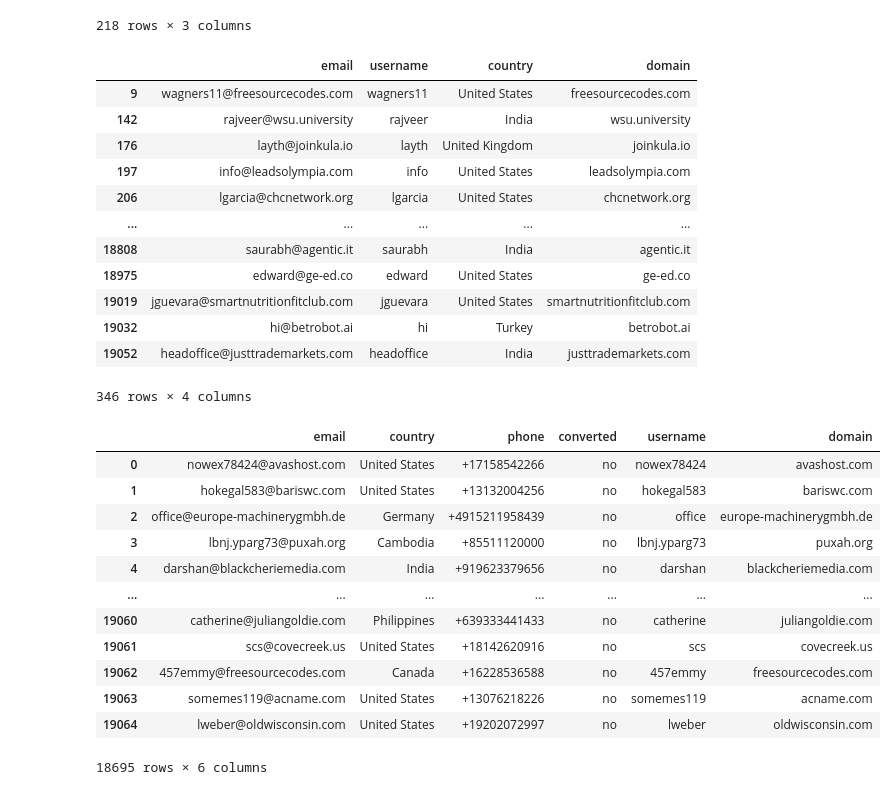
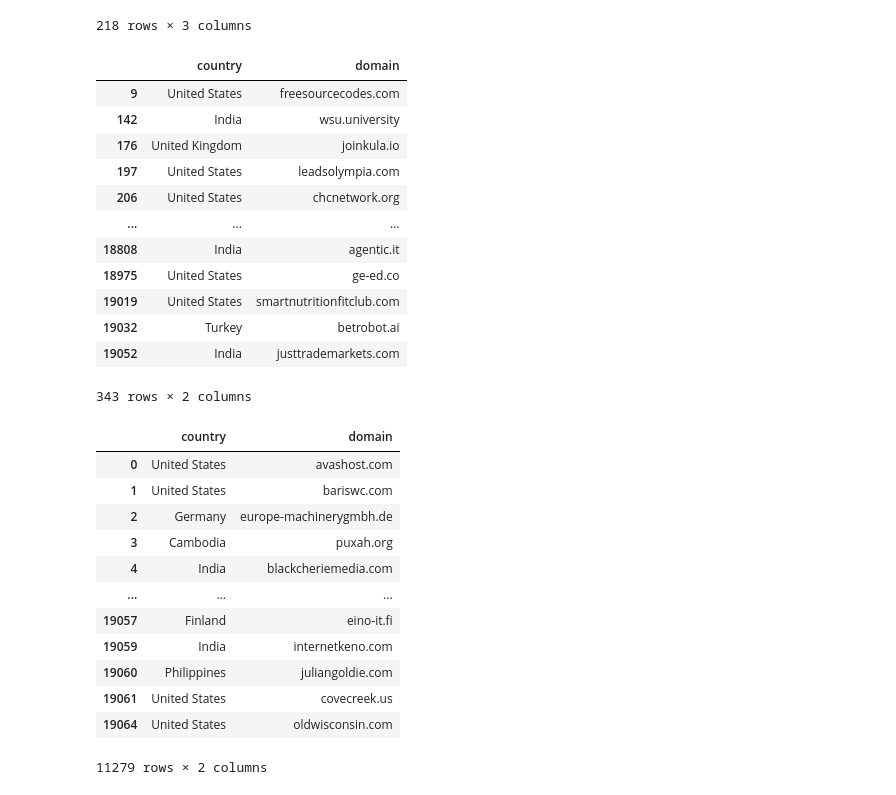
Before and after one commit to sagar-krispcall/domain_checker, a Jupyter notebook: analysis.ipynb, the cells around one changed output. Cells and saved outputs as stored; diff of their text form; code cells hidden in the pictures.

```diff
--- a/analysis.ipynb
+++ b/analysis.ipynb
@@ -400,41 +400,43 @@ count_df_con
 218 rows × 3 columns
 # %%
 converted[['username', 'domain']] = converted['email'].str.split('@', expand=True)
-converted = converted[['email', 'username', 'country', 'domain']]
+converted = converted[['country', 'domain']]
+converted = converted.drop_duplicates(subset='domain')
 converted
 # %% [output]
-|  | email | username | country | domain |
-| 9 | wagners11@freesourcecodes.com | wagners11 | United States | freesourcecodes.com |
-| 142 | rajveer@wsu.university | rajveer | India | wsu.university |
-| 176 | layth@joinkula.io | layth | United Kingdom | joinkula.io |
-| 197 | info@leadsolympia.com | info | United States | leadsolympia.com |
-| 206 | lgarcia@chcnetwork.org | lgarcia | United States | chcnetwork.org |
-| ... | ... | ... | ... | ... |
-| 18808 | saurabh@agentic.it | saurabh | India | agentic.it |
-| 18975 | edward@ge-ed.co | edward | United States | ge-ed.co |
-| 19019 | jguevara@smartnutritionfitclub.com | jguevara | United States | smartnutritionfitclub.com |
-| 19032 | hi@betrobot.ai | hi | Turkey | betrobot.ai |
-| 19052 | headoffice@justtrademarkets.com | headoffice | India | justtrademarkets.com |
+|  | country | domain |
+| 9 | United States | freesourcecodes.com |
+| 142 | India | wsu.university |
+| 176 | United Kingdom | joinkula.io |
+| 197 | United States | leadsolympia.com |
+| 206 | United States | chcnetwork.org |
+| ... | ... | ... |
+| 18808 | India | agentic.it |
+| 18975 | United States | ge-ed.co |
+| 19019 | United States | smartnutritionfitclub.com |
+| 19032 | Turkey | betrobot.ai |
+| 19052 | India | justtrademarkets.com |
-346 rows × 4 columns
+343 rows × 2 columns
 # %%
 not_converted = not_converted.copy()
 not_converted[['username', 'domain']] = not_converted['email'].str.split('@', expand=True)
-Not_converted = not_converted[['email', 'username', 'country', 'domain']]
+not_converted = not_converted[['country', 'domain']]
+not_converted = not_converted.drop_duplicates(subset='domain')
 not_converted
 # %% [output]
-|  | email | country | phone | converted | username | domain |
-| 0 | nowex78424@avashost.com | United States | +17158542266 | no | nowex78424 | avashost.com |
-| 1 | hokegal583@bariswc.com | United States | +13132004256 | no | hokegal583 | bariswc.com |
-| 2 | office@europe-machinerygmbh.de | Germany | +4915211958439 | no | office | europe-machinerygmbh.de |
-| 3 | lbnj.yparg73@puxah.org | Cambodia | +85511120000 | no | lbnj.yparg73 | puxah.org |
-| 4 | darshan@blackcheriemedia.com | India | +919623379656 | no | darshan | blackcheriemedia.com |
-| ... | ... | ... | ... | ... | ... | ... |
-| 19060 | catherine@juliangoldie.com | Philippines | +639333441433 | no | catherine | juliangoldie.com |
-| 19061 | scs@covecreek.us | United States | +18142620916 | no | scs | covecreek.us |
-| 19062 | 457emmy@freesourcecodes.com | Canada | +16228536588 | no | 457emmy | freesourcecodes.com |
-| 19063 | somemes119@acname.com | United States | +13076218226 | no | somemes119 | acname.com |
-| 19064 | lweber@oldwisconsin.com | United States | +19202072997 | no | lweber | oldwisconsin.com |
+|  | country | domain |
+| 0 | United States | avashost.com |
+| 1 | United States | bariswc.com |
+| 2 | Germany | europe-machinerygmbh.de |
+| 3 | Cambodia | puxah.org |
+| 4 | India | blackcheriemedia.com |
+| ... | ... | ... |
+| 19057 | Finland | eino-it.fi |
+| 19059 | India | internetkeno.com |
+| 19060 | Philippines | juliangoldie.com |
+| 19061 | United States | covecreek.us |
+| 19064 | United States | oldwisconsin.com |
-18695 rows × 6 columns
+11279 rows × 2 columns
 # %%
 converted.to_csv('C:/SAG/Air-Channel/files(Oct21-21)/converted_users.csv', index=False)
 not_converted.to_csv('C:/SAG/Air-Channel/files(Oct21-21)/not_converted_users.csv', index=False)
```
Also changed, not shown: parts of 3 cells of this notebook, 15 other files.
